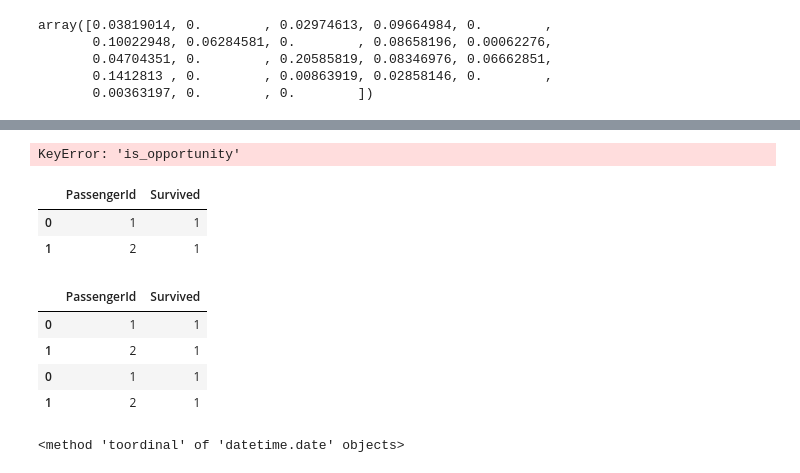
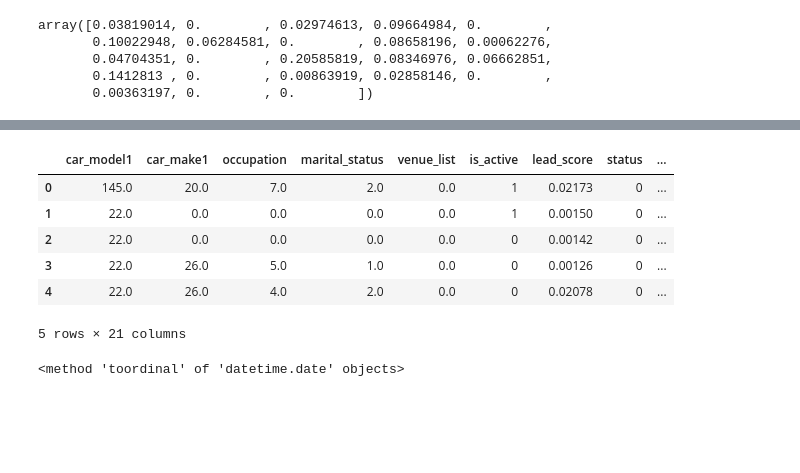
Before and after one commit to lokesh1233/LEAD_MS, a Jupyter notebook: notebooks/PreprocessingData.ipynb, the cells around one changed output, grey strips where cells are left out. Cells and saved outputs as stored; diff of their text form; code cells hidden in the pictures; blank space fills up the shorter version.

```diff
--- a/notebooks/PreprocessingData.ipynb
+++ b/notebooks/PreprocessingData.ipynb
@@ -395,5 +384,11 @@ array([ 0.10227167, -0.11377191,  0.2622627 , -0.03320279, -0.00329379,
        -0.16479126,  0.04574717, -0.139064  ])
 # %%
-lead_transform['is_opportunity']
+lead_transform.head()
 # %% [output]
+|  | car_model1 | car_make1 | occupation | marital_status | venue_list | is_active | lead_score | status | ... |
+| 0 | 145.0 | 20.0 | 7.0 | 2.0 | 0.0 | 1 | 0.02173 | 0 | ... |
+| 1 | 22.0 | 0.0 | 0.0 | 0.0 | 0.0 | 1 | 0.00150 | 0 | ... |
+| 2 | 22.0 | 0.0 | 0.0 | 0.0 | 0.0 | 0 | 0.00142 | 0 | ... |
+| 3 | 22.0 | 26.0 | 5.0 | 1.0 | 0.0 | 0 | 0.00126 | 0 | ... |
+| 4 | 22.0 | 26.0 | 4.0 | 2.0 | 0.0 | 0 | 0.02078 | 0 | ... |
-KeyError: 'is_opportunity'
+5 rows × 21 columns
@@ -402,6 +394,0 @@ pdf = pd.DataFrame({'PassengerId' : [1,2], 'Survived' : "1"})
-# %%
-pdf
-# %% [output]
-|  | PassengerId | Survived |
-| 0 | 1 | 1 |
-| 1 | 2 | 1 |
@@ -410,11 +395,3 @@ pdf = pdf.append(pdf)
-# %%
-pdf
-# %% [output]
-|  | PassengerId | Survived |
-| 0 | 1 | 1 |
-| 1 | 2 | 1 |
-| 0 | 1 | 1 |
-| 1 | 2 | 1 |
 # %%
 import datetime as dt
 # %%
```
Also changed, not shown: parts of 26 cells of this notebook, 2 other files.
